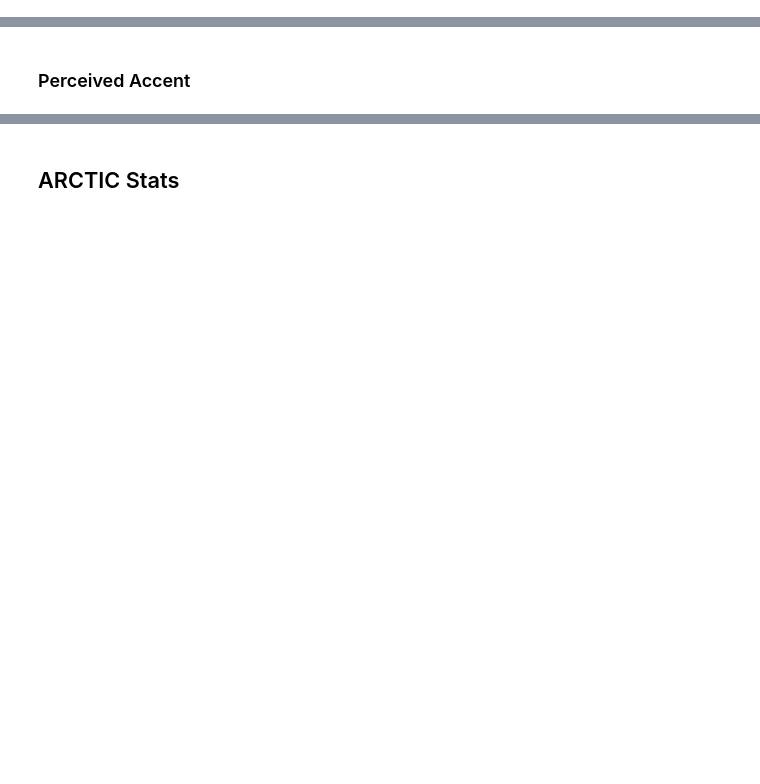
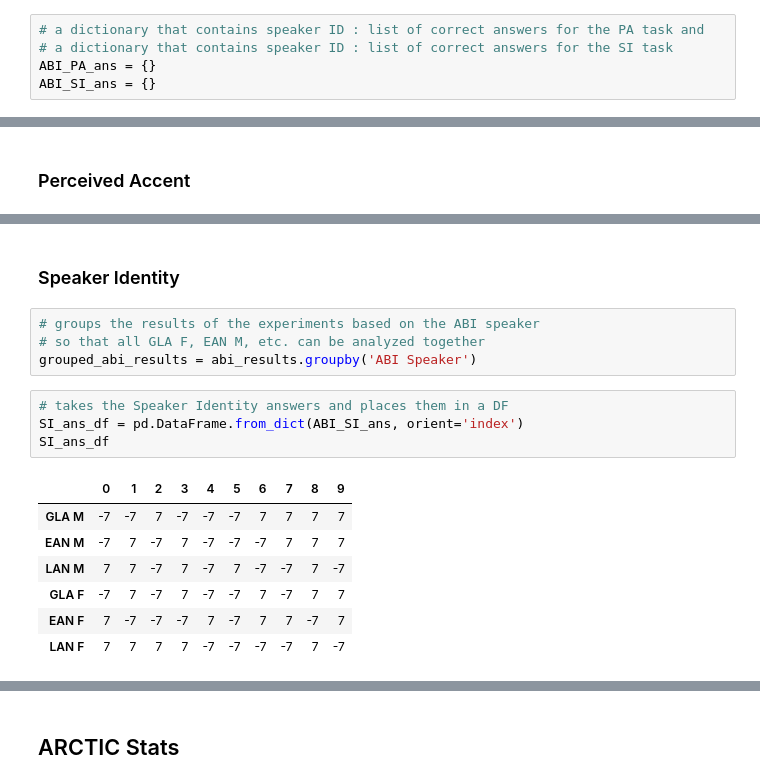
Before and after one commit to kennywlino/msc_thesis, a Jupyter notebook: experiments/results/calc_results.ipynb, the cells around one changed output, grey strips where cells are left out. Saved outputs shown, nothing was run; the diff lists cells and outputs as text; blank space fills up the shorter version.

```diff
--- a/experiments/results/calc_results.ipynb
+++ b/experiments/results/calc_results.ipynb
@@ -15,0 +47,5 @@ ac_results = pd.read_csv('results.tsv', sep='\t')
+# %%
+# a dictionary that contains speaker ID : list of correct answers for the PA task and
+# a dictionary that contains speaker ID : list of correct answers for the SI task
+ABI_PA_ans = {}
+ABI_SI_ans = {}
@@ -81,0 +337,18 @@ with open(file, 'r') as f:
+# %% [markdown]
+### Speaker Identity
+# %%
+# groups the results of the experiments based on the ABI speaker
+# so that all GLA F, EAN M, etc. can be analyzed together
+grouped_abi_results = abi_results.groupby('ABI Speaker')
+# %%
+# takes the Speaker Identity answers and places them in a DF
+SI_ans_df = pd.DataFrame.from_dict(ABI_SI_ans, orient='index')
+SI_ans_df
+# %% [output]
+|  | 0 | 1 | 2 | 3 | 4 | 5 | 6 | 7 | 8 | 9 |
+| GLA M | -7 | -7 | 7 | -7 | -7 | -7 | 7 | 7 | 7 | 7 |
+| EAN M | -7 | 7 | -7 | 7 | -7 | -7 | -7 | 7 | 7 | 7 |
+| LAN M | 7 | 7 | -7 | 7 | -7 | 7 | -7 | -7 | 7 | -7 |
+| GLA F | -7 | 7 | -7 | 7 | -7 | -7 | 7 | -7 | 7 | 7 |
+| EAN F | 7 | -7 | -7 | -7 | 7 | -7 | 7 | 7 | -7 | 7 |
+| LAN F | 7 | 7 | 7 | 7 | -7 | -7 | -7 | -7 | 7 | -7 |
```
Also changed, not shown: parts of 115 cells of this notebook, 28 other files.
